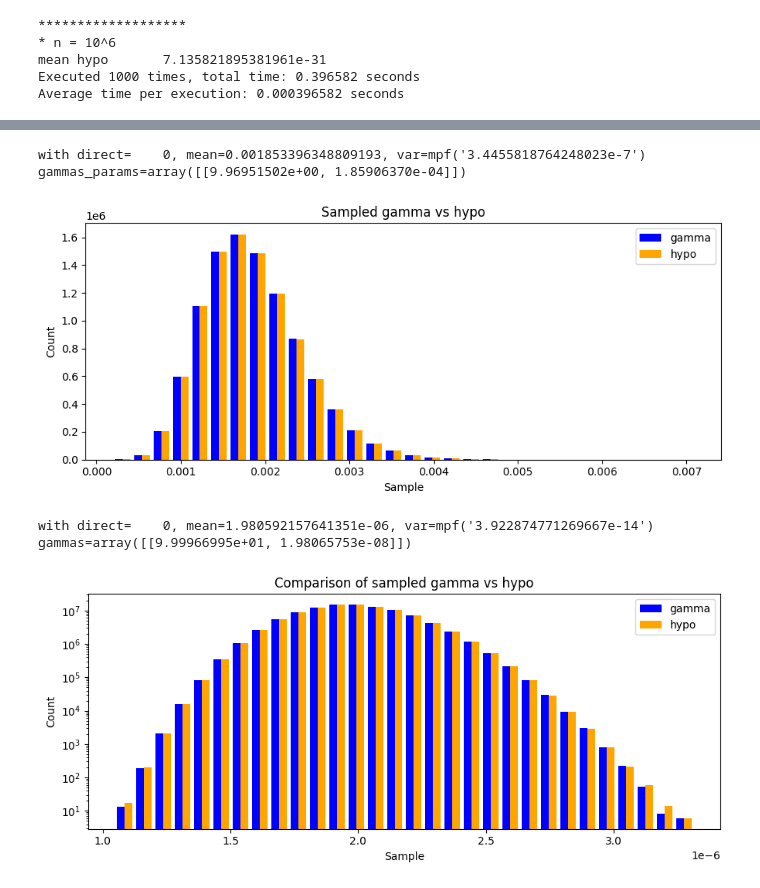
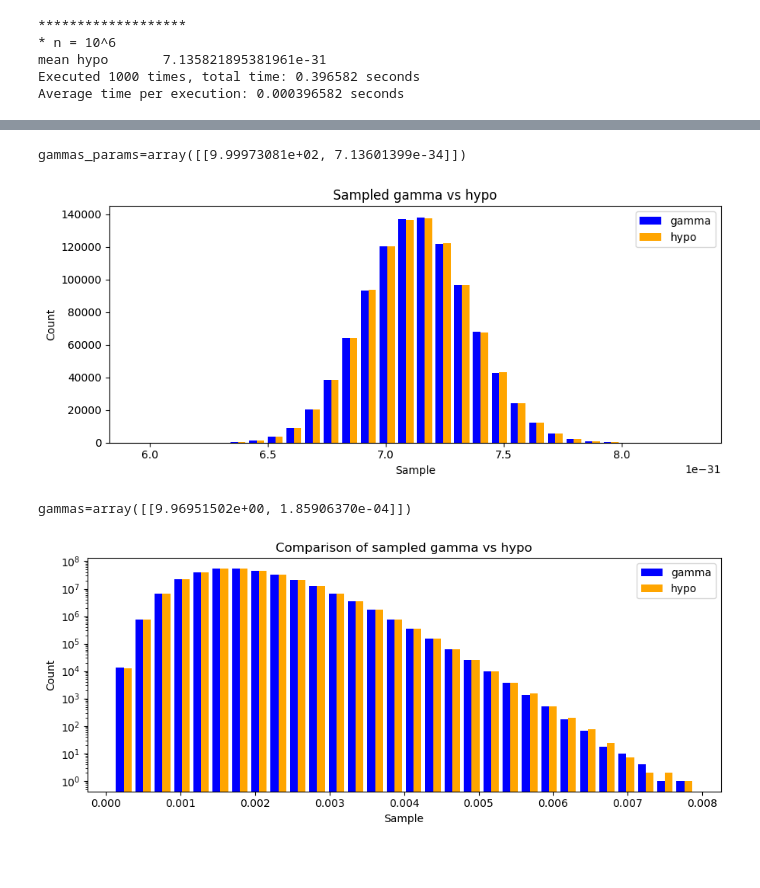
Before and after one commit to UC-Davis-molecular-computing/ppsim-rust, a Jupyter notebook: gamma.ipynb, the cells around one changed output, grey strips where cells are left out. Drawn from its saved outputs; the diff is of its cells as text; code cells hidden in the pictures; blank space fills up the shorter version.

```diff
--- a/gamma.ipynb
+++ b/gamma.ipynb
@@ -646,0 +696,10 @@ var_hypo
+# %%
+import importlib
+import gamma
+importlib.reload(gamma)
+
+n = 10**16
+k = round(math.sqrt(n))
+o = 2
+g = 1
+gamma.gamma_params_matching_hypo(n, k, o, g)
@@ -651,56 +780,57 @@ import importlib
 import gamma
 importlib.reload(gamma)
 
-n = 10**2
+n = 10**6
 k = round(math.sqrt(n))
-# k = n
-o = 2
-g = 1
-trials = 10**7
-seed = 6
+o = 6
+g = 3
+trials = 10**6
+seed = 3
 figsize = (9,4)
 
 # print(f'{k=}')
 rng = np.random.default_rng(seed)
 gammas_params = gamma.gammas_params_matching_hypo(n, k, o, g, 1)
 # %timeit gamma.gammas_params_matching_hypo(n, k, o, g, 1)
 print(f'{gammas_params=}')
 gammas_samples = gamma.sample_gammas_sum(rng, gammas_params, trials)
 # %timeit gamma.sample_gammas_sum(rng, gammas_params, 1)
 hypo_samples = gamma.sample_hypos(rng, n, k, o, g, trials)
 # %timeit gamma.sample_hypo(rng, n, k, o, g, 1)
 
 import matplotlib.pyplot as plt
 fig, ax = plt.subplots(figsize=figsize)
 
+# Plot histograms with transparency (alpha) to see overlap
 ax.hist([gammas_samples, hypo_samples], bins=30, histtype='bar',
         label=['gamma', 'hypo'],
         color=['blue', 'orange'],
         rwidth=0.8)
 
+# Add labels and legend
 ax.set_xlabel('Sample')
 ax.set_ylabel('Count')
 ax.set_title('Sampled gamma vs hypo')
 ax.legend()
 
+# Show the plot
 plt.tight_layout()
 plt.show()
 # %% [output]
-with direct=    0, mean=0.001853396348809193, var=mpf('3.4455818764248023e-7')
-gammas_params=array([[9.96951502e+00, 1.85906370e-04]])
+gammas_params=array([[9.99973081e+02, 7.13601399e-34]])
-[figure, old version]
+[figure, new version]
 # %%
 from math import sqrt
 import numpy as np
-import importlib
+import sys
+sys.path.append('C:/Dropbox/src/python/')
 import gamma
-importlib.reload(gamma)
 
-n = 10**4
+n = 10**2
 k = round(sqrt(n))
 o = 2
 g = 1
-trials = 10**8
+trials = 3*10**8
 seed = 0
 
 # print(f'{k=}')
@@ -731,6 +861,5 @@ plt.tight_layout()
 plt.yscale('log')
 # plt.show()
 # %% [output]
-with direct=    0, mean=1.980592157641351e-06, var=mpf('3.922874771269667e-14')
-gammas=array([[9.99966995e+01, 1.98065753e-08]])
+gammas=array([[9.96951502e+00, 1.85906370e-04]])
-[figure, old version]
+[figure, new version]
```
Also changed, not shown: parts of 17 cells of this notebook, 3 other files.
